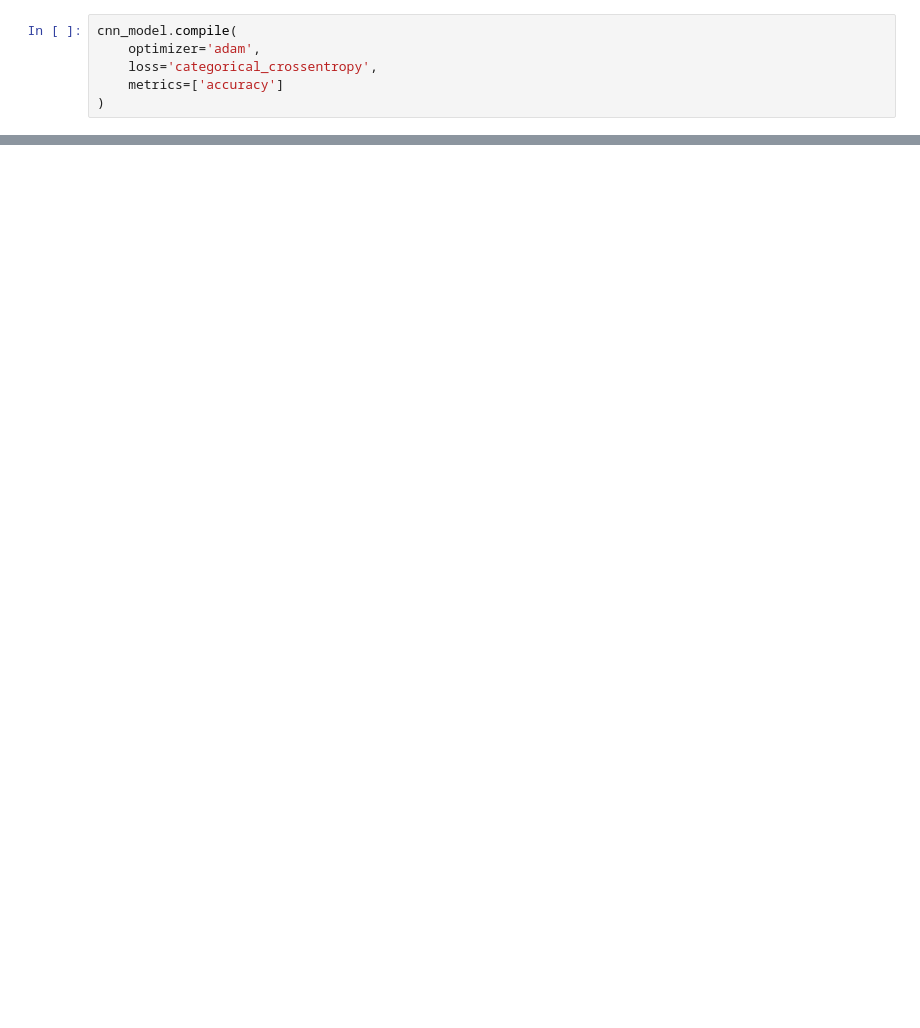
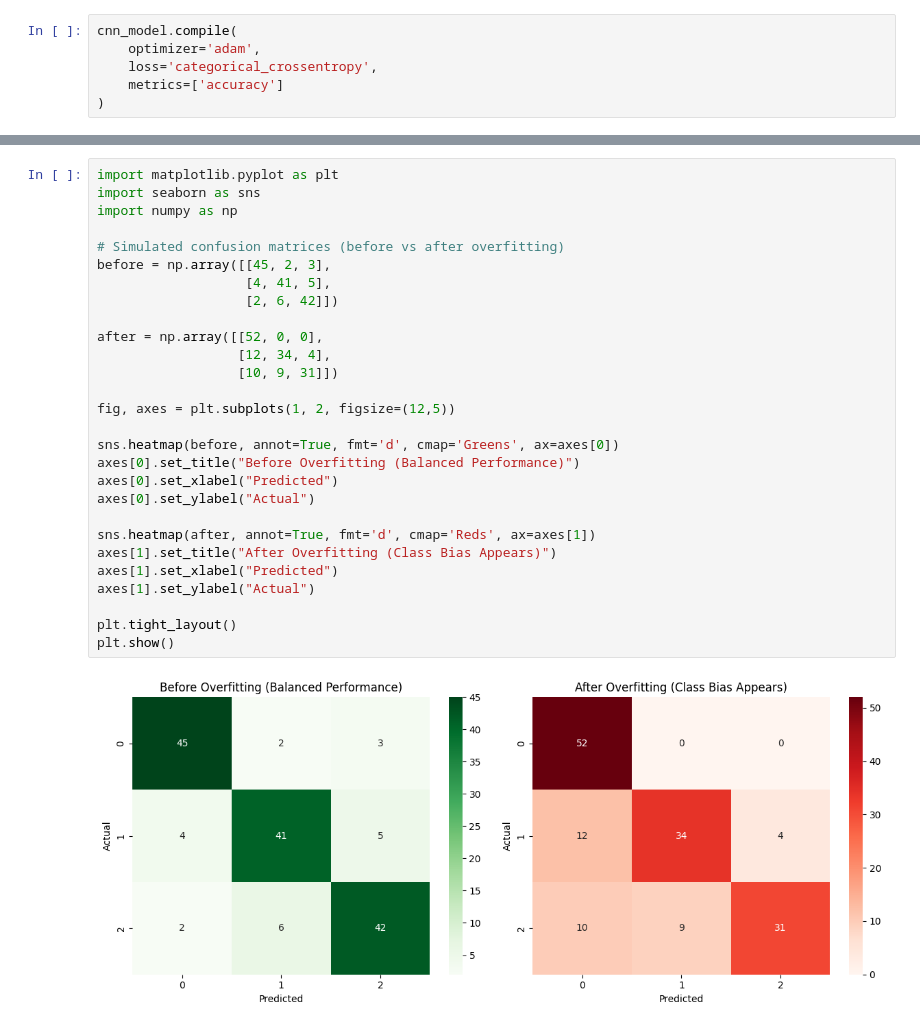
Before and after one commit to ananyabanka/22BDS0154, a Jupyter notebook: LeafAI.ipynb, the cells around one changed output, grey strips where cells are left out. Drawn from its saved outputs; the diff is of its cells as text; blank space fills up the shorter version.

```diff
--- a/LeafAI.ipynb
+++ b/LeafAI.ipynb
@@ -409,0 +517,30 @@ print("Model reloaded successfully (Keras format).")
+# %%
+import matplotlib.pyplot as plt
+import seaborn as sns
+import numpy as np
+
+# Simulated confusion matrices (before vs after overfitting)
+before = np.array([[45, 2, 3],
+                   [4, 41, 5],
+                   [2, 6, 42]])
+
+after = np.array([[52, 0, 0],
+                  [12, 34, 4],
+                  [10, 9, 31]])
+
+fig, axes = plt.subplots(1, 2, figsize=(12,5))
+
+sns.heatmap(before, annot=True, fmt='d', cmap='Greens', ax=axes[0])
+axes[0].set_title("Before Overfitting (Balanced Performance)")
+axes[0].set_xlabel("Predicted")
+axes[0].set_ylabel("Actual")
+
+sns.heatmap(after, annot=True, fmt='d', cmap='Reds', ax=axes[1])
+axes[1].set_title("After Overfitting (Class Bias Appears)")
+axes[1].set_xlabel("Predicted")
+axes[1].set_ylabel("Actual")
+
+plt.tight_layout()
+plt.show()
+# %% [output]
+[figure, added]
```
Also changed, not shown: parts of 20 cells of this notebook.
